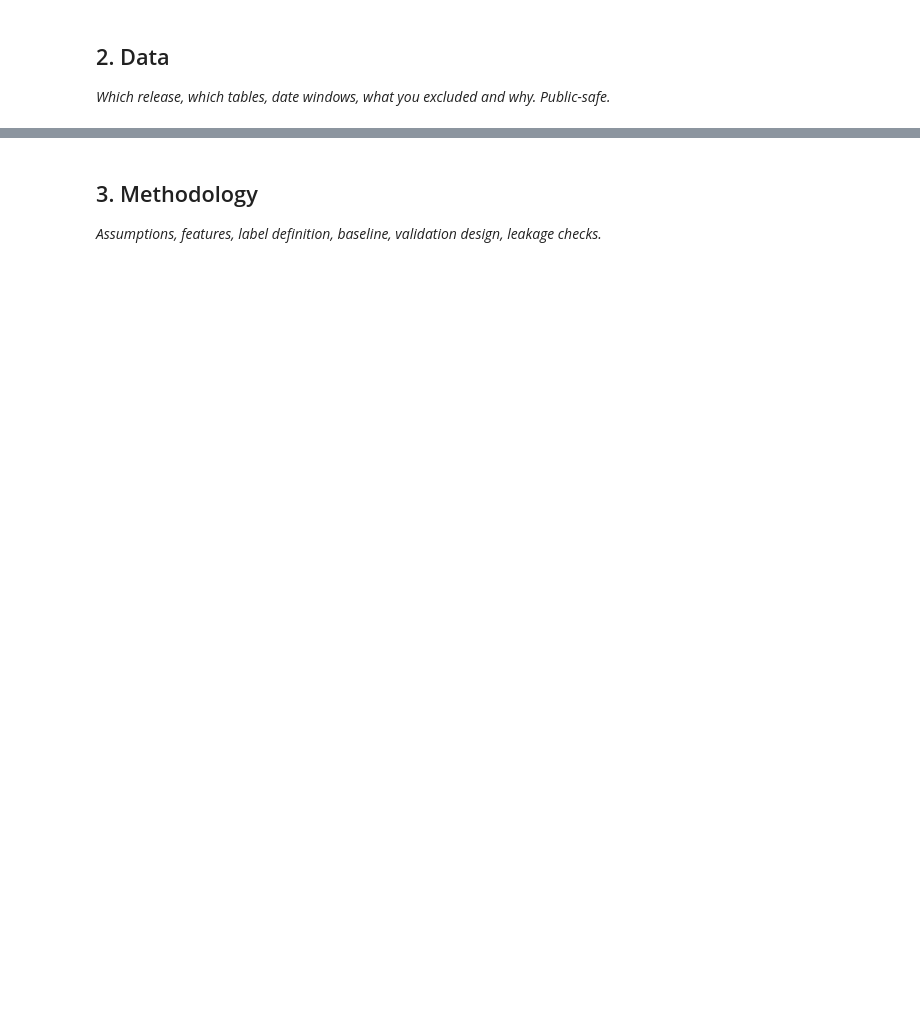
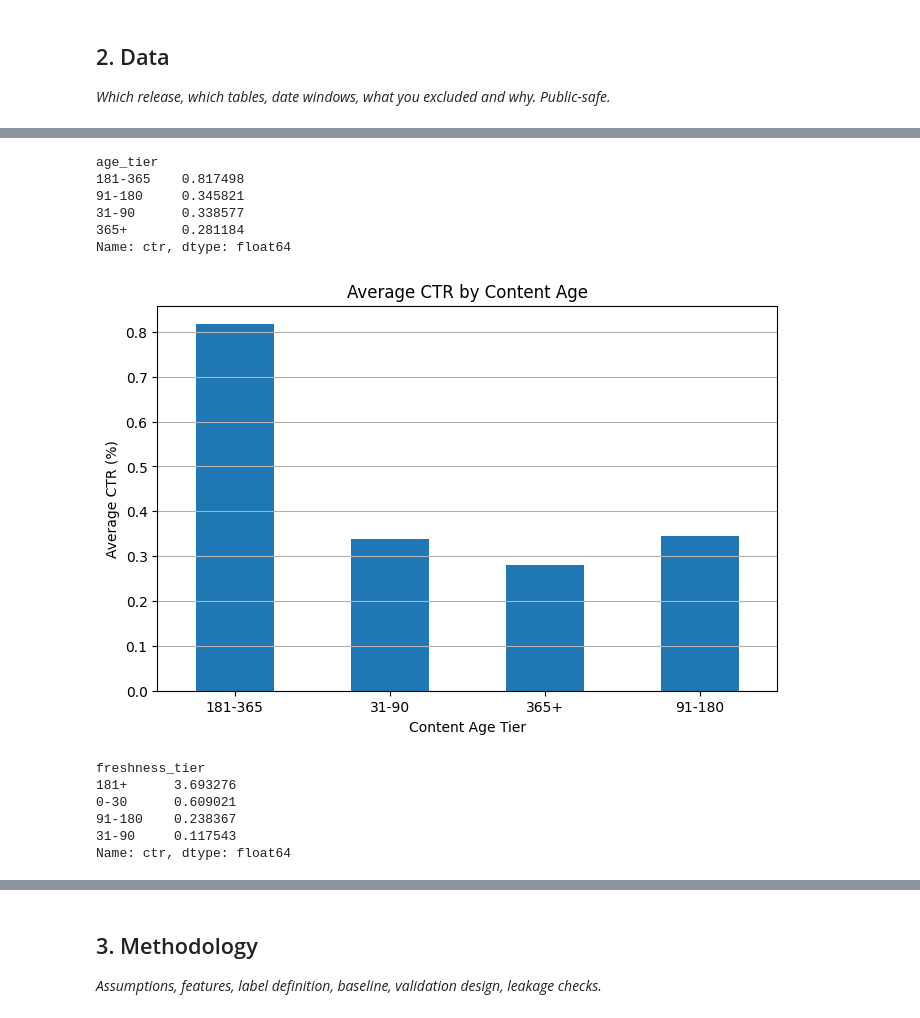
Before and after one commit to marriamfatima770-ops/flyrank-ml-internship, a Jupyter notebook: work/notebooks/capstone.ipynb, the cells around one changed output, grey strips where cells are left out. Cells and saved outputs as stored; diff of their text form; code cells hidden in the pictures; blank space fills up the shorter version.

```diff
--- a/work/notebooks/capstone.ipynb
+++ b/work/notebooks/capstone.ipynb
@@ -16,0 +191,34 @@ This skeleton is yours to fill. Work the sections **in order** — each one has
+# %%
+df.groupby("age_tier")["ctr"].mean().sort_values(ascending=False)
+# %% [output]
+age_tier
+181-365    0.817498
+91-180     0.345821
+31-90      0.338577
+365+       0.281184
+Name: ctr, dtype: float64
+# %%
+age_ctr = df.groupby("age_tier")["ctr"].mean()
+
+plt.figure(figsize=(8, 5))
+
+age_ctr.plot(kind="bar")
+
+plt.xlabel("Content Age Tier")
+plt.ylabel("Average CTR (%)")
+plt.title("Average CTR by Content Age")
+plt.xticks(rotation=0)
+plt.grid(axis="y")
+
+plt.show()
+# %% [output]
+[figure, added]
+# %%
+df.groupby("freshness_tier")["ctr"].mean().sort_values(ascending=False)
+# %% [output]
+freshness_tier
+181+      3.693276
+0-30      0.609021
+91-180    0.238367
+31-90     0.117543
+Name: ctr, dtype: float64
```
Also changed, not shown: parts of 29 cells of this notebook, 1 other file.
